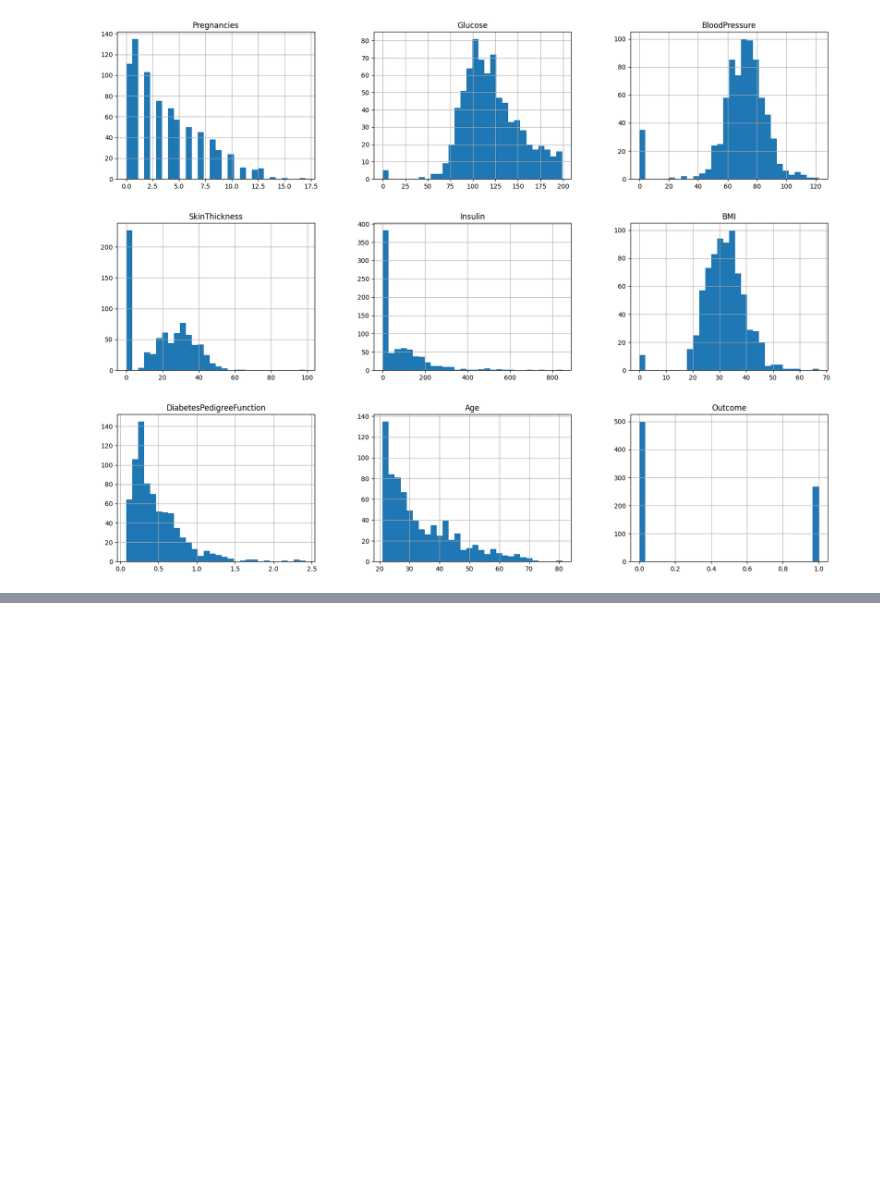
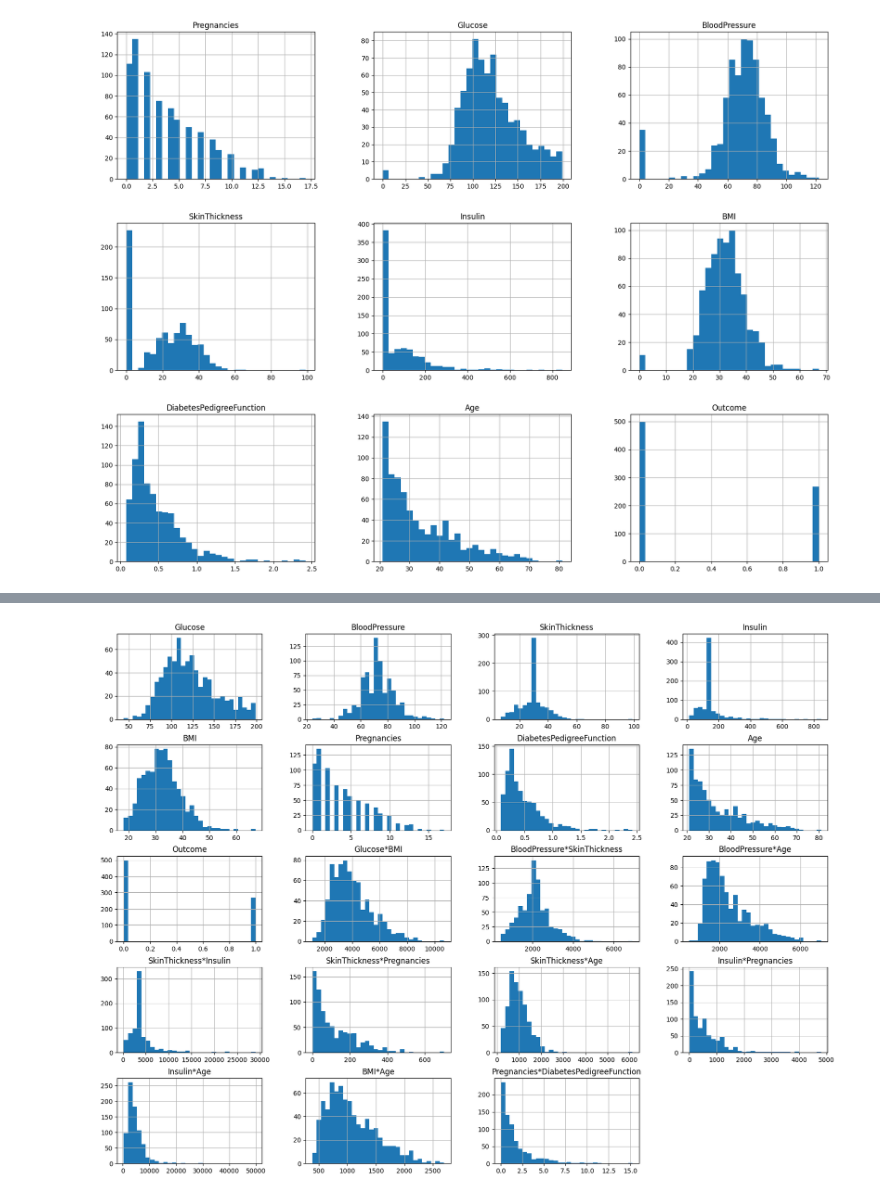
Before and after one commit to adamzeki/CyberTechDiabetes, a Jupyter notebook: diabeetus.ipynb, the cells around one changed output, grey strips where cells are left out. Saved outputs shown, nothing was run; the diff lists cells and outputs as text; code cells hidden in the pictures; blank space fills up the shorter version.

Commit message:
Added combined traits

```diff
--- a/diabeetus.ipynb
+++ b/diabeetus.ipynb
@@ -151,3 +245,5 @@ plt.show()
 # %%
-corr_matrix = diabetes.corr()
-corr_matrix['Outcome'].sort_values(ascending=False)
+#Works THE EXACT SAME AS corr(pearson) - left to remember
+from scipy.stats import pointbiserialr
+
+corrs = {col: pointbiserialr(diabetes_imputed[col], diabetes_imputed['Outcome']).correlation for col in diabetes_imputed if col != 'Outcome'}
@@ -164,0 +250,4 @@ Name: Outcome, dtype: float64
+# %%
+for i in corr_df:
+    print(i)
+    print(corr_df[i].sort_values(ascending=False))
@@ -164,0 +272,30 @@ Name: Outcome, dtype: float64
+# %%
+diabetes_extended = diabetes_imputed.copy(deep=True)#.drop('Outcome', axis=1)
+
+threshold = 0.24
+
+trait_columns = (diabetes_extended.drop('Outcome', axis=1)).columns
+for i in trait_columns:
+    for j in trait_columns:
+        if i!=j and j+'/'+i not in diabetes_extended and j+'*'+i not in diabetes_extended:
+            att1 = i+'/'+j
+            att2 = i+'*'+j
+
+            diabetes_extended[att1] = diabetes_extended[i]/diabetes_extended[j]
+            diabetes_extended[att2] = diabetes_extended[i]*diabetes_extended[j]
+
+            corr_matrix = abs(diabetes_extended.corr()['Outcome'])
+
+            if corr_matrix[att1] <= corr_matrix[i] or corr_matrix[att1] <= corr_matrix[j] or corr_matrix[att1] < threshold:
+                diabetes_extended.drop(att1, axis=1, inplace=True)
+            if corr_matrix[att2] <= corr_matrix[i] or corr_matrix[att2] <= corr_matrix[j] or corr_matrix[att2] < threshold:
+                diabetes_extended.drop(att2, axis=1, inplace=True)
+
+
+inf_cols = diabetes_extended.columns[diabetes_extended.isin([-np.inf, np.inf]).any()]
+print(len(inf_cols))
+diabetes_extended.drop(columns=inf_cols, inplace=True, axis=1)
+
+
+print(diabetes_extended.describe())
+diabetes_extended.corr()['Outcome'].sort_values(ascending=False)
@@ -164,0 +340,5 @@ Name: Outcome, dtype: float64
+# %%
+diabetes_extended.hist(figsize=(20, 15), bins=30)
+plt.show()
+# %% [output]
+[figure, added]
```
Also changed, not shown: parts of 13 cells of this notebook.
